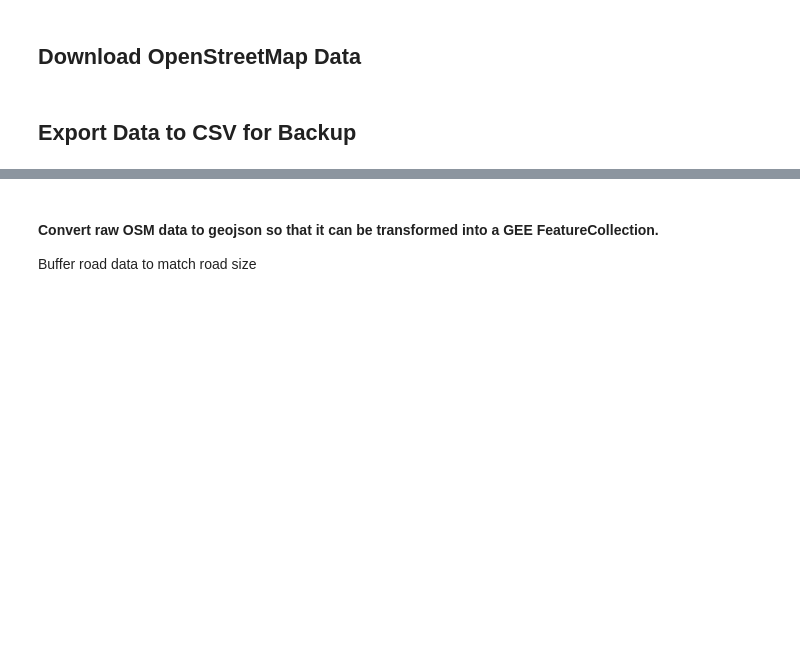
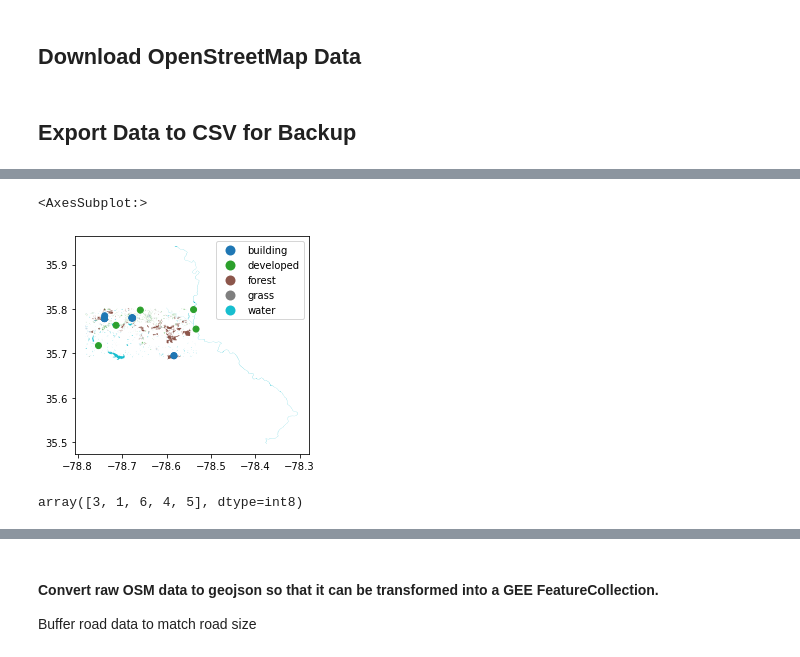
Before and after one commit to ncsu-geoforall-lab/rapid-dem-binder, a Jupyter notebook: gee_change_detectoin.ipynb, the cells around one changed output, grey strips where cells are left out. Saved outputs shown, nothing was run; the diff lists cells and outputs as text; code cells hidden in the pictures; blank space fills up the shorter version.

Commit message:
Updated figures and profile generation scripts

```diff
--- a/gee_change_detectoin.ipynb
+++ b/gee_change_detectoin.ipynb
@@ -247,3 +251,43 @@ plt.savefig(os.path.join(figures_save_location,"osm_count" + "_by_type"),dpi=300
 ## Export Data to CSV for Backup
 # %%
 df_landcover_samples.to_csv('gbq_landcover.csv')
+# %%
+import geopandas as gpd
+from shapely.geometry import shape
+
+df_landcover_samples = gpd.read_file("data/gbq_landcover.csv")
+df_landcover_samples['features'] = df_landcover_samples['geom'].apply(lambda x: {"geometry": json.loads(x) , "properties": {}, "type": "Feature"})
+df_samples = df_landcover_samples[(df_landcover_samples['key'] != 'highway') & (df_landcover_samples['feature_type']!= 'lines')]
+
+# base_geo = {
+#   "type": "FeatureCollection",
+#   "features": []
+# }
+
+# base_geo['features'] = df_samples['features'].tolist()
+
+# for f in base_geo['features']:
+#     try:
+#         newShape = shape(f)
+#     except:
+#         print(f)
+
+# gdf = gpd.GeoDataFrame.from_features(base_geo['features'])
+# with open("data/osm_samples.geojson", "w") as f:
+#     dump = json.dumps(base_geo)
+#     f.write(dump)
+
+
+# close file
+# f.close()
+# gdf['features'] = gdf['geom'].apply(lambda x: {'geometry': shape(x) if x , 'properties': {}, 'type': 'Feature'})
+df_samples['geometry'] = df_samples['geom'].apply(lambda x: shape(json.loads(x)) if x else None)
+# df_samples['geom'] = df_samples['geom'].apply(shape)
+# print(df_landcover_samples['geomerty'])
+# gdf2 = gpd.read_file("data/osm_samples.geojson")
+# gdf2.head()
+# df_samples = gdf.set_geometry(df_samples.geometry)
+# gdf2 = gpd.GeoDataFrame.from_features(gdf['features'])
+# gdf = gdf.set_geometry(gdf2.geometry)
+# gdf = gdf.set_geometry(gdf.geometry)
+df_samples.head()
@@ -249,0 +306,11 @@ df_landcover_samples.to_csv('gbq_landcover.csv')
+# %%
+df_samples.plot("landcover", legend=True)
+# %% [output]
+<AxesSubplot:>
+[figure, added]
+# %%
+df_samples['landcover'].unique()
+df_samples['landclass'] = pd.to_numeric(df_samples['landclass'], downcast="integer")
+df_samples['landclass'].unique()
+# %% [output]
+array([3, 1, 6, 4, 5], dtype=int8)
```
Also changed, not shown: parts of 7 cells of this notebook, 18 other files.
